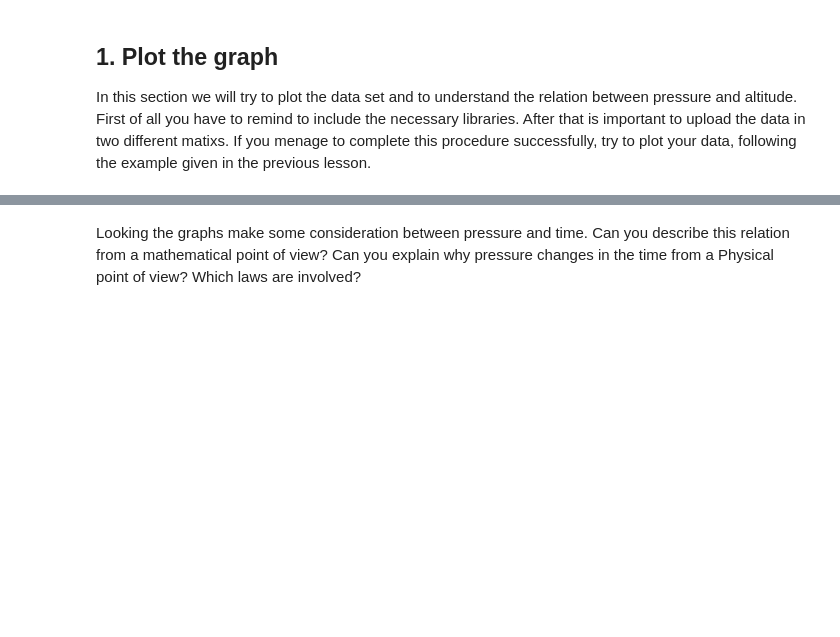
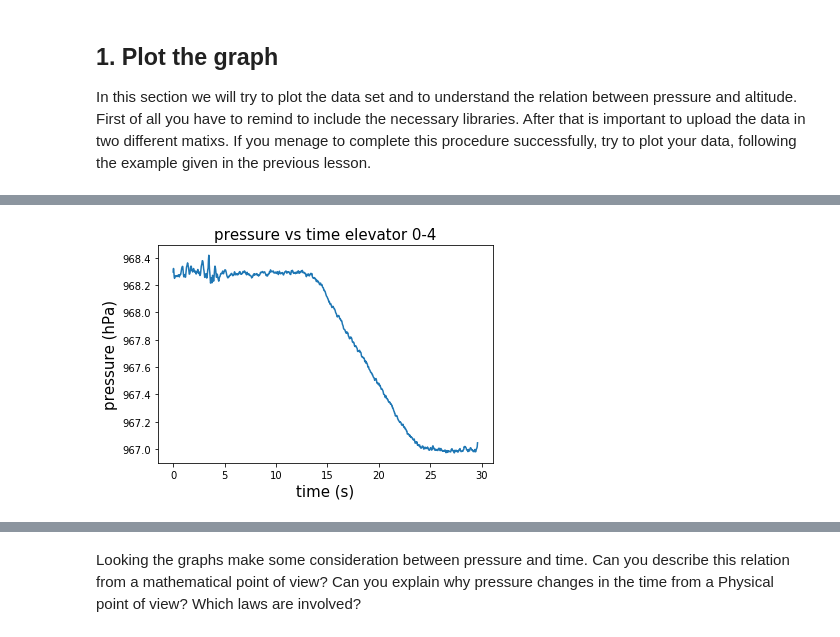
Before and after one commit to cms-opendata-education/HST-2018, a Jupyter notebook: elevator_teacher.ipynb, the cells around one changed output, grey strips where cells are left out. Drawn from its saved outputs; the diff is of its cells as text; code cells hidden in the pictures; blank space fills up the shorter version.

```diff
--- a/elevator_teacher.ipynb
+++ b/elevator_teacher.ipynb
@@ -42,18 +51,20 @@ down.head()
 # %%
 #In this section we will plot the data beginning from elevator from ground to 4th floor
 
 #data from first column of matrix up are fixed as independent variable in the graph.
 t1=up["Time (s)"]
 
 #data from second column of matrix up are fixed as dependent variable in the graph.
 p1=up["Pressure (hPa)"]
 
 #command to plot the graph
 plt.plot(t1,p1) #create the plot
 plt.xlabel('time (s)', fontsize = 15) #label x-axis
 plt.ylabel('pressure (hPa)', fontsize = 15) #label y-axis
 plt.title('pressure vs time elevator 0-4', fontsize = 15) #title of the graph
-plt.show
+plt.show()
+# %% [output]
+[figure, added]
 # %%
 #In this section we will plot the data beginning from elevator from 4th floor to -1
 
```
Also changed, not shown: parts of 8 cells of this notebook.
